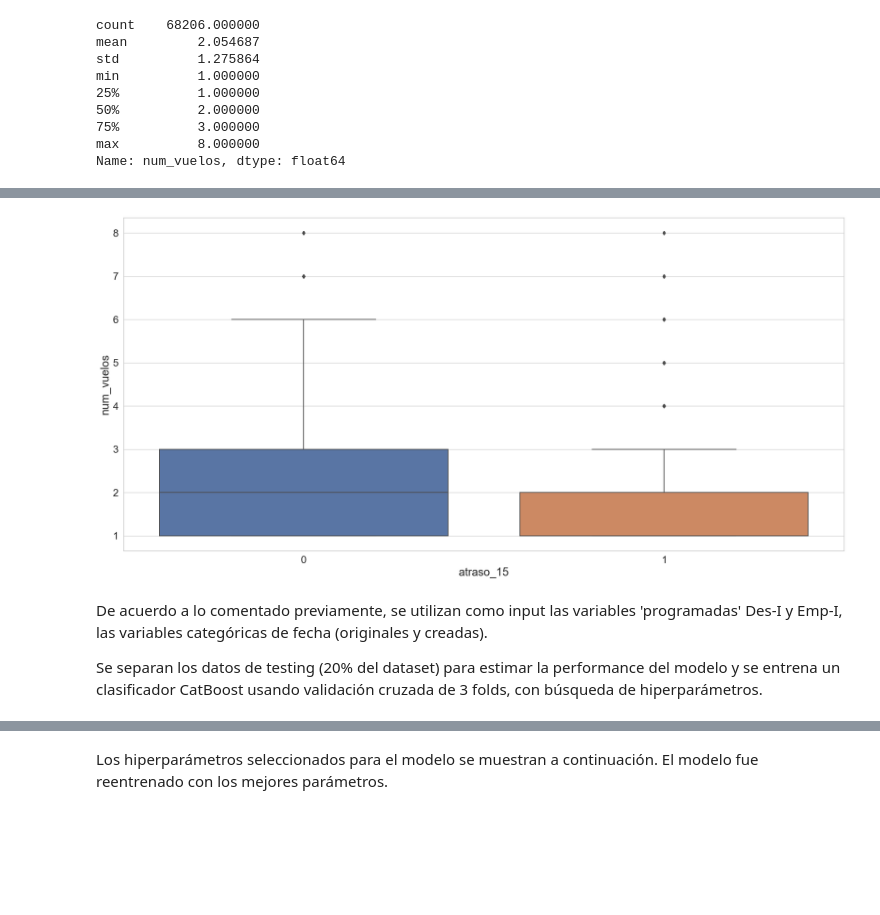
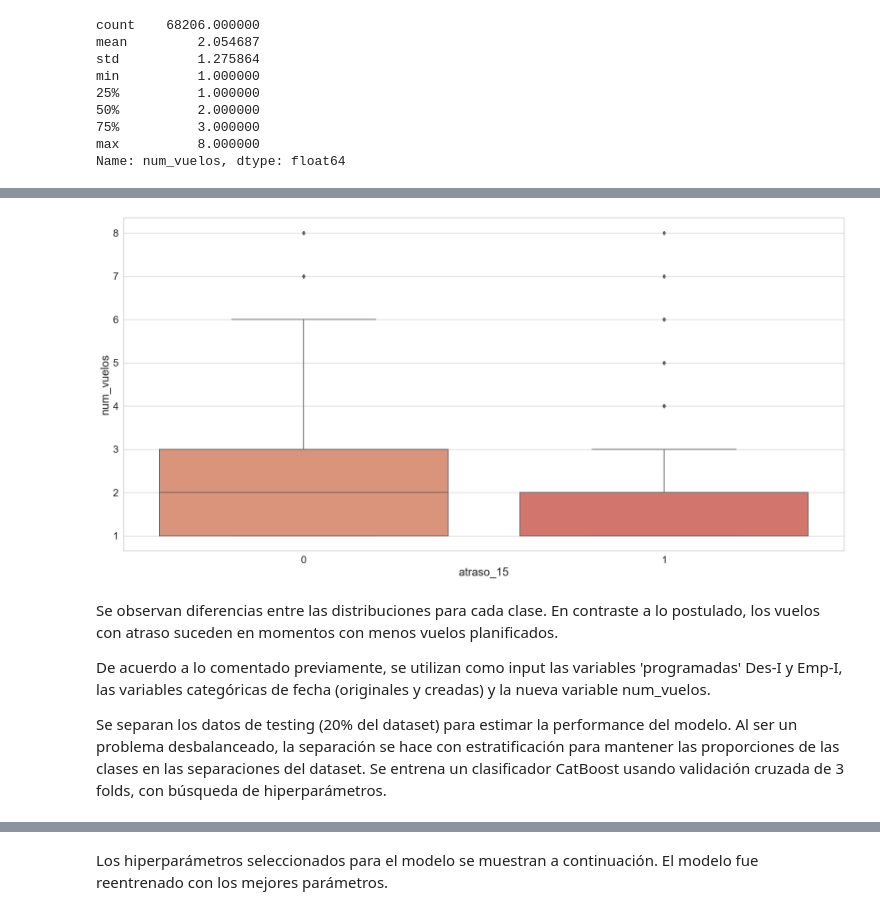
Before and after one commit to felipeuribe1/NeuralWorks-DS-Challenge, a Jupyter notebook: DS_Challenge_FUribe.ipynb, the cells around one changed output, grey strips where cells are left out. Cells and saved outputs as stored; diff of their text form; code cells hidden in the pictures; blank space fills up the shorter version.

```diff
--- a/DS_Challenge_FUribe.ipynb
+++ b/DS_Challenge_FUribe.ipynb
@@ -355,4 +354,0 @@ Una potencial causa de atrasos es la saturación del aeropuerto por alta cantida
-# %%
-df['num_vuelos'] = df.groupby(['MES','DIA','Emp-I'])['Vlo-I'].transform('count').astype(int)
-
-df['num_vuelos'].describe()
@@ -369,6 +354,0 @@ Name: num_vuelos, dtype: float64
-# %%
-sns.set(rc={'figure.figsize':(20,10)})
-sns.set_theme(style="whitegrid", font_scale=1.75)
-
-sns.boxplot(data=df[['num_vuelos','atraso_15']], x='atraso_15', y='num_vuelos')
-plt.tight_layout()
@@ -377,5 +355,5 @@ plt.tight_layout()
 # %%
-df['num_vuelos'] = df.groupby(['MES','DIA','Des-I','Emp-I','periodo_dia'])['Vlo-I'].transform('count').astype(int)
+df['num_vuelos'] = df.groupby(['MES','DIA','periodo_dia','Emp-I','Des-I'])['Vlo-I'].transform('count').astype(int)
 
 df['num_vuelos'].describe()
 # %% [output]
@@ -391,16 +375,19 @@ Name: num_vuelos, dtype: float64
 # %%
 sns.set(rc={'figure.figsize':(20,10)})
 sns.set_theme(style="whitegrid", font_scale=1.75)
 
-sns.boxplot(data=df[['num_vuelos','atraso_15']], x='atraso_15', y='num_vuelos')
+sns.boxplot(data=df[['num_vuelos','atraso_15']], x='atraso_15', y='num_vuelos', palette = sns.color_palette("flare"))
 plt.tight_layout()
 # %% [output]
-[figure, old version]
+[figure, new version]
 # %% [markdown]
-De acuerdo a lo comentado previamente, se utilizan como input las variables 'programadas' Des-I y Emp-I, las variables categóricas de fecha (originales y creadas).
+Se observan diferencias entre las distribuciones para cada clase. En contraste a lo postulado, los vuelos con atraso suceden en momentos con menos vuelos planificados.
 <br>
 
-Se separan los datos de testing (20% del dataset) para estimar la performance del modelo y se entrena un clasificador CatBoost usando validación cruzada de 3 folds, con búsqueda de hiperparámetros.
+De acuerdo a lo comentado previamente, se utilizan como input las variables 'programadas' Des-I y Emp-I, las variables categóricas de fecha (originales y creadas) y la nueva variable num_vuelos.
+<br>
+
+Se separan los datos de testing (20% del dataset) para estimar la performance del modelo. Al ser un problema desbalanceado, la separación se hace con estratificación para mantener las proporciones de las clases en las separaciones del dataset. Se entrena un clasificador CatBoost usando validación cruzada de 3 folds, con búsqueda de hiperparámetros.
 # %%
 cat_features = ['Des-I', 'Emp-I', 'DIA', 'MES', 'DIANOM', 'TIPOVUELO', 'temporada_alta', 'periodo_dia']
 features = cat_features + ['num_vuelos']
```
Also changed, not shown: parts of 12 cells of this notebook, 9 other files.
